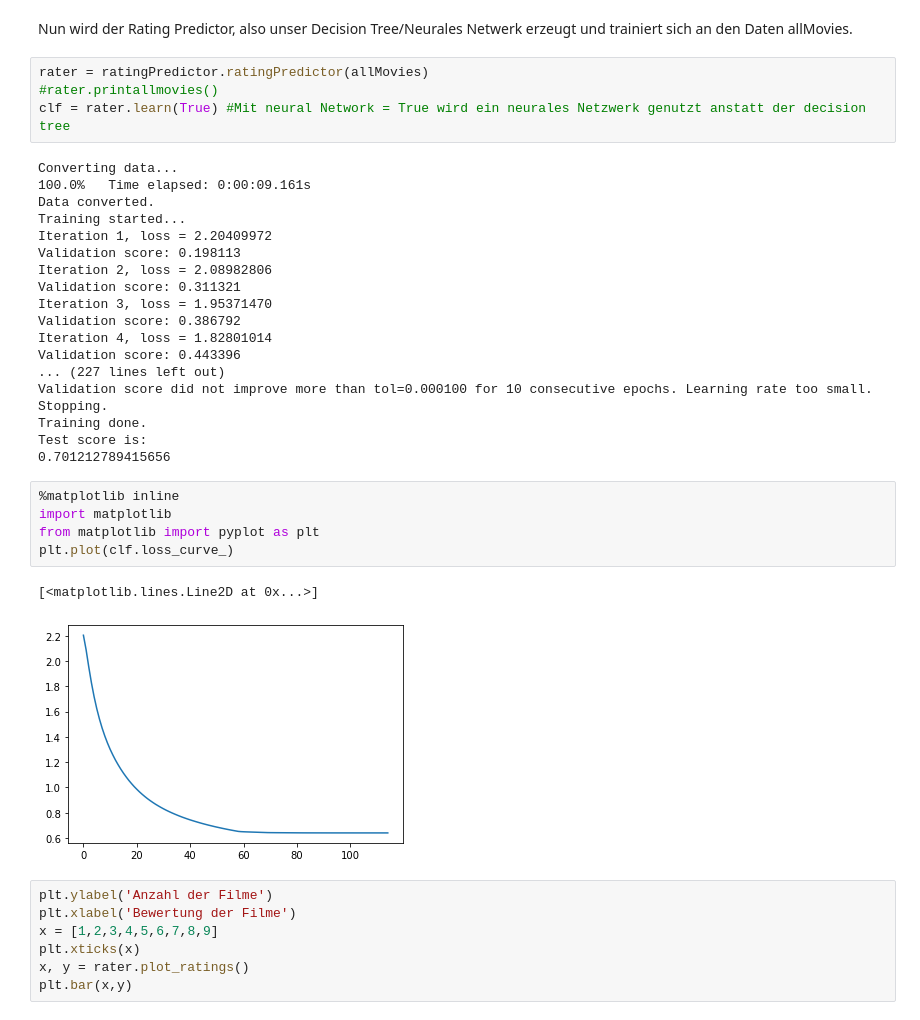
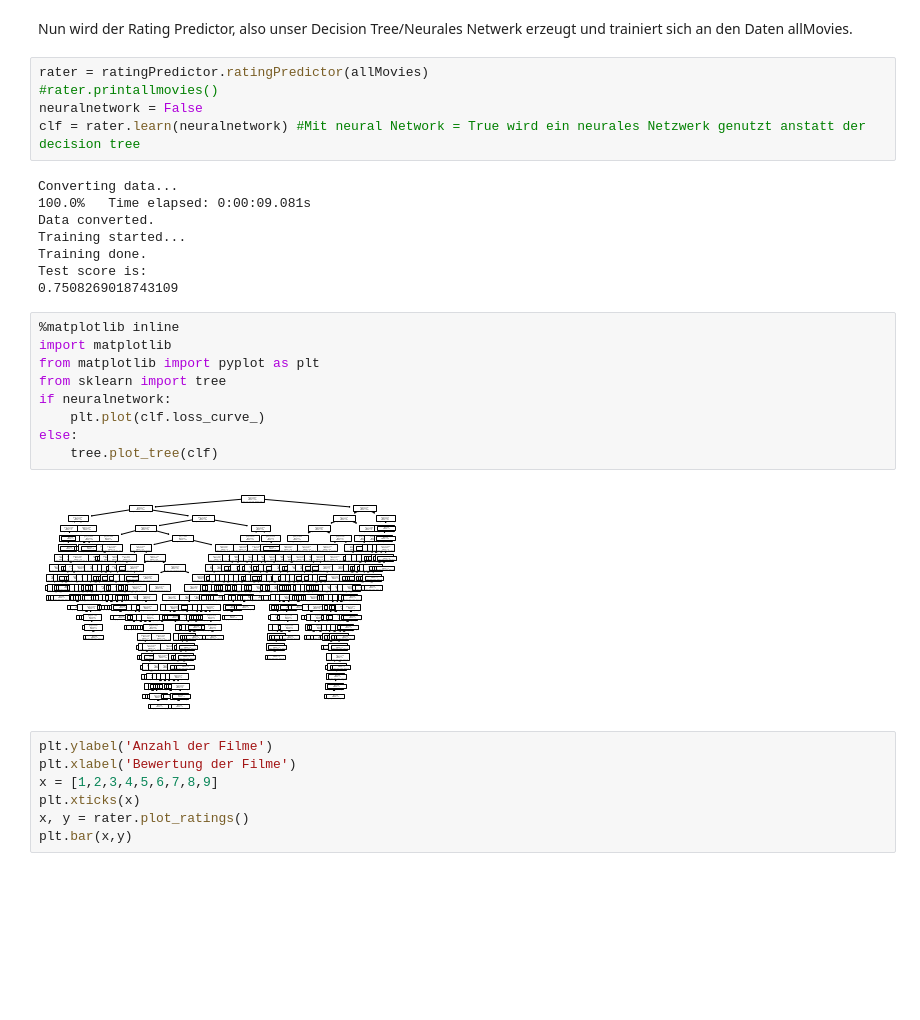
Before and after one commit to Tony1704/Imdbrating, a Jupyter notebook: python/imdbnotebook.ipynb, the cells around one changed output. Cells and saved outputs as stored; diff of their text form; blank space fills up the shorter version.

Commit message:
added plotting

```diff
--- a/python/imdbnotebook.ipynb
+++ b/python/imdbnotebook.ipynb
@@ -194,33 +194,27 @@ Nun wird der Rating Predictor, also unser Decision Tree/Neurales Netwerk erzeugt
 # %%
 rater = ratingPredictor.ratingPredictor(allMovies)
 #rater.printallmovies()
-clf = rater.learn(True) #Mit neural Network = True wird ein neurales Netzwerk genutzt anstatt der decision tree
+neuralnetwork = False
+clf = rater.learn(neuralnetwork) #Mit neural Network = True wird ein neurales Netzwerk genutzt anstatt der decision tree
 # %% [output]
 Converting data...
-100.0%   Time elapsed: 0:00:09.161s
+100.0%   Time elapsed: 0:00:09.081s
 Data converted.
 Training started...
-Iteration 1, loss = 2.20409972
-Validation score: 0.198113
-Iteration 2, loss = 2.08982806
-Validation score: 0.311321
-Iteration 3, loss = 1.95371470
-Validation score: 0.386792
-Iteration 4, loss = 1.82801014
-Validation score: 0.443396
-... (227 lines left out)
-Validation score did not improve more than tol=0.000100 for 10 consecutive epochs. Learning rate too small. Stopping.
 Training done.
 Test score is:
-0.701212789415656
+0.7508269018743109
 # %%
 %matplotlib inline
 import matplotlib
 from matplotlib import pyplot as plt
-plt.plot(clf.loss_curve_)
+from sklearn import tree
+if neuralnetwork:
+    plt.plot(clf.loss_curve_)
+else:
+    tree.plot_tree(clf)
 # %% [output]
-[<matplotlib.lines.Line2D at 0x...>]
-[figure, old version]
+[figure, new version]
 # %%
 plt.ylabel('Anzahl der Filme')
 plt.xlabel('Bewertung der Filme')
```
Also changed, not shown: parts of 1 cell of this notebook.
